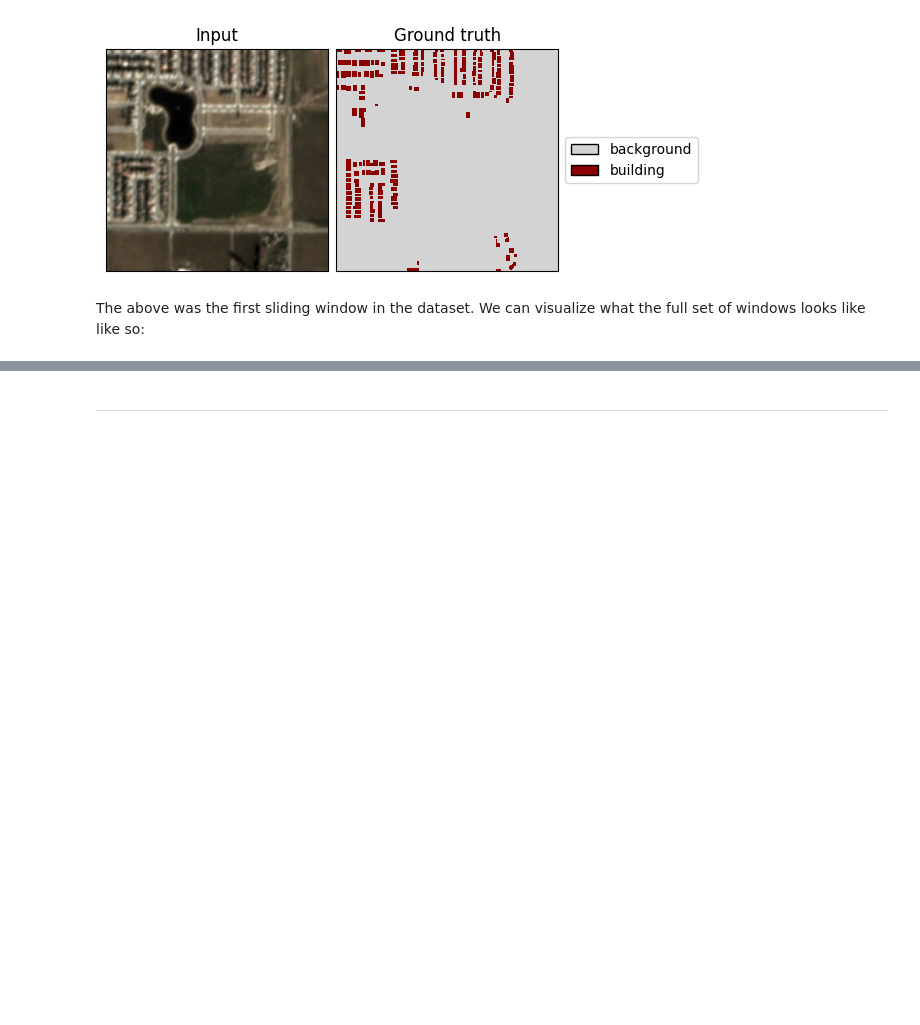
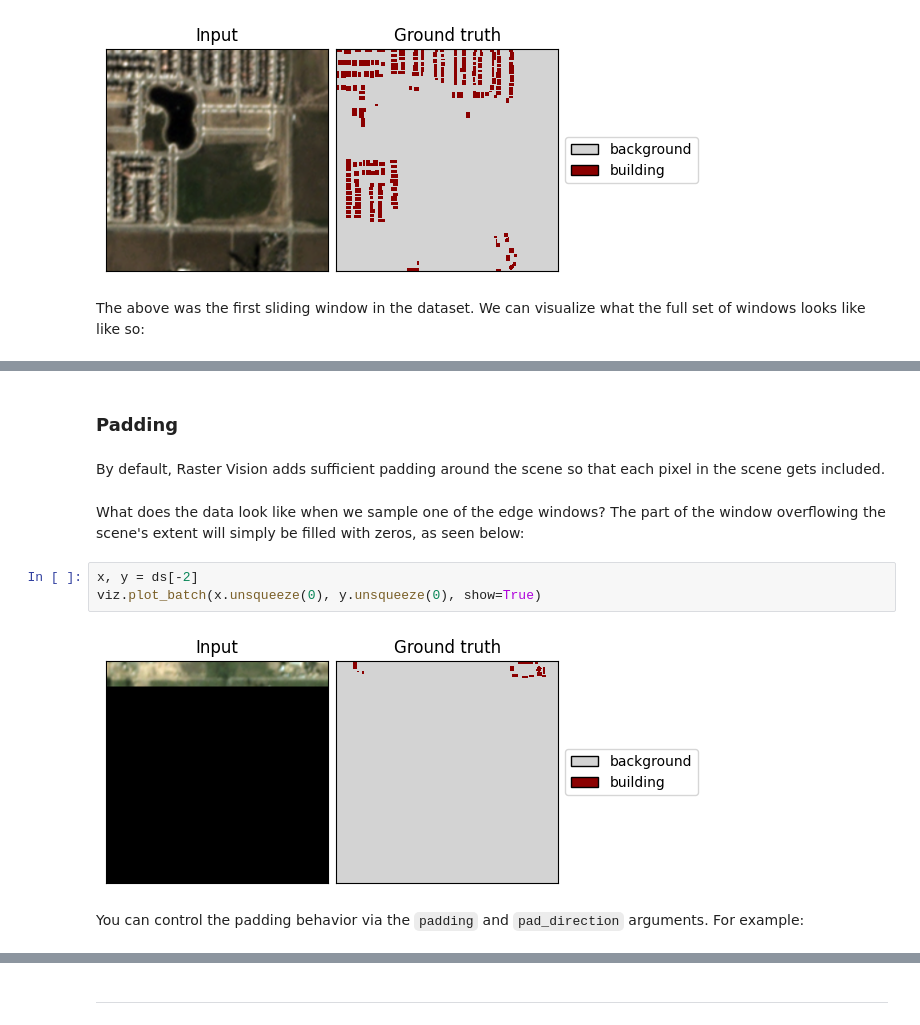
Before and after one commit to azavea/raster-vision, a Jupyter notebook: docs/usage/tutorials/sampling_training_data.ipynb, the cells around one changed output, grey strips where cells are left out. Cells and saved outputs as stored; diff of their text form; blank space fills up the shorter version.

```diff
--- a/docs/usage/tutorials/sampling_training_data.ipynb
+++ b/docs/usage/tutorials/sampling_training_data.ipynb
@@ -99,0 +104,13 @@ show_windows(img_full, ds.windows, title='Sliding windows')
+# %% [markdown]
+### Padding
+# %% [markdown]
+By default, Raster Vision adds sufficient padding around the scene so that each pixel in the scene gets included.
+# %% [markdown]
+What does the data look like when we sample one of the edge windows? The part of the window overflowing the scene's extent will simply be filled with zeros, as seen below:
+# %%
+x, y = ds[-2]
+viz.plot_batch(x.unsqueeze(0), y.unsqueeze(0), show=True)
+# %% [output]
+[figure, added]
+# %% [markdown]
+You can control the padding behavior via the `padding` and `pad_direction` arguments. For example:
```
Also changed, not shown: parts of 8 cells of this notebook.
